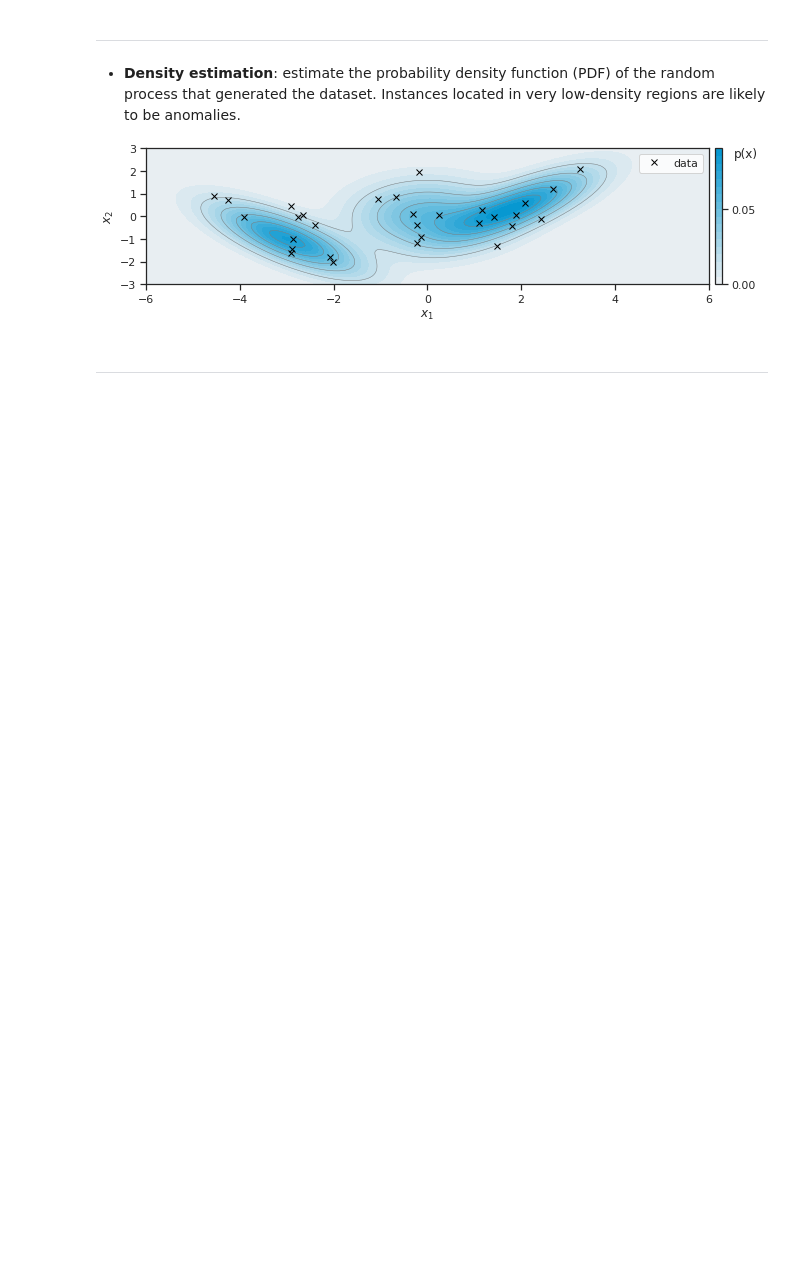
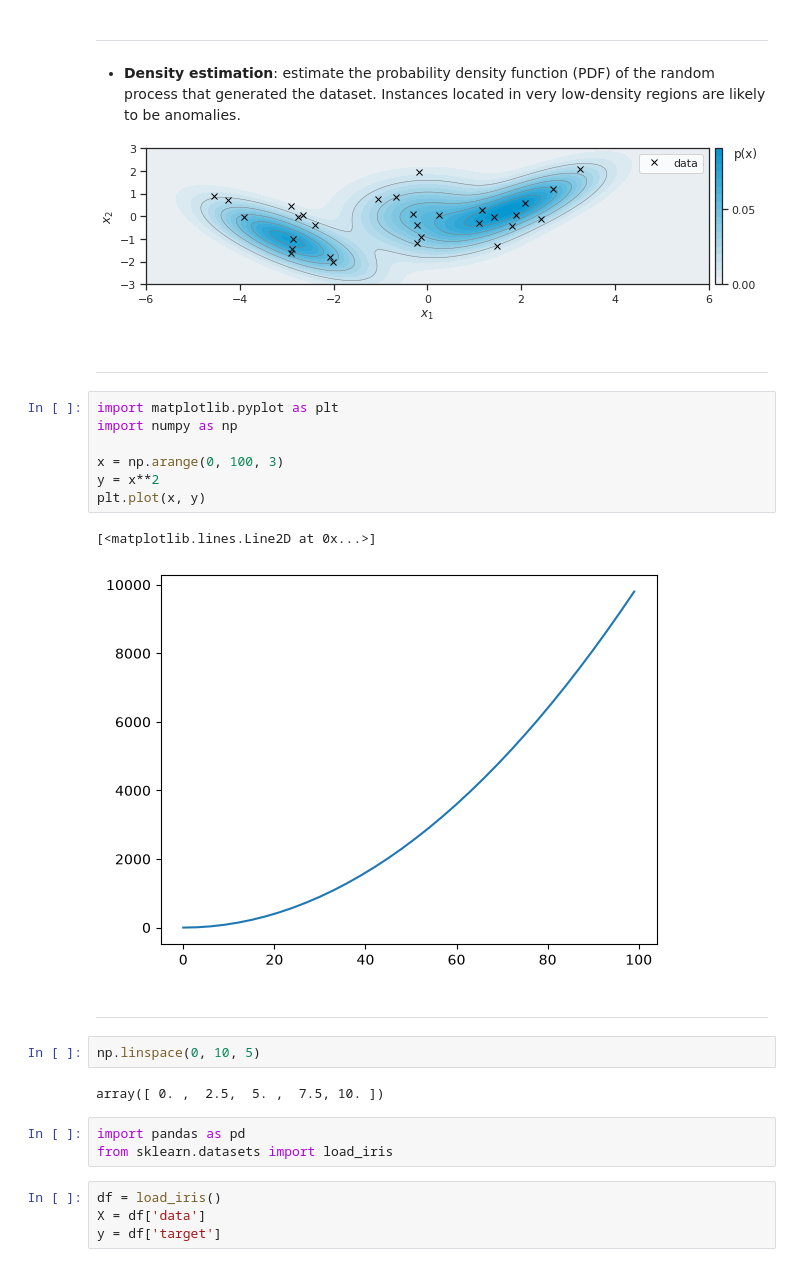
Before and after one commit to ldan-dev/ai_02h, a Jupyter notebook: ml/unsuppervised/unsupervised_intro.ipynb, the cells around one changed output. Saved outputs shown, nothing was run; the diff lists cells and outputs as text; blank space fills up the shorter version.

```diff
--- a/ml/unsuppervised/unsuppervised_intro.ipynb
+++ b/ml/unsuppervised/unsupervised_intro.ipynb
@@ -34,3 +34,27 @@ Generally, it's used for:
 # %% [markdown]
 
 ---------
+# %%
+import matplotlib.pyplot as plt
+import numpy as np
+
+x = np.arange(0, 100, 3)
+y = x**2
+plt.plot(x, y)
+# %% [output]
+[<matplotlib.lines.Line2D at 0x...>]
+[figure, added]
+# %% [markdown]
+
+-------
+# %%
+np.linspace(0, 10, 5)
+# %% [output]
+array([ 0. ,  2.5,  5. ,  7.5, 10. ])
+# %%
+import pandas as pd
+from sklearn.datasets import load_iris
+# %%
+df = load_iris()
+X = df['data']
+y = df['target']
```
Also changed, not shown: parts of 6 cells of this notebook, 54 other files.
